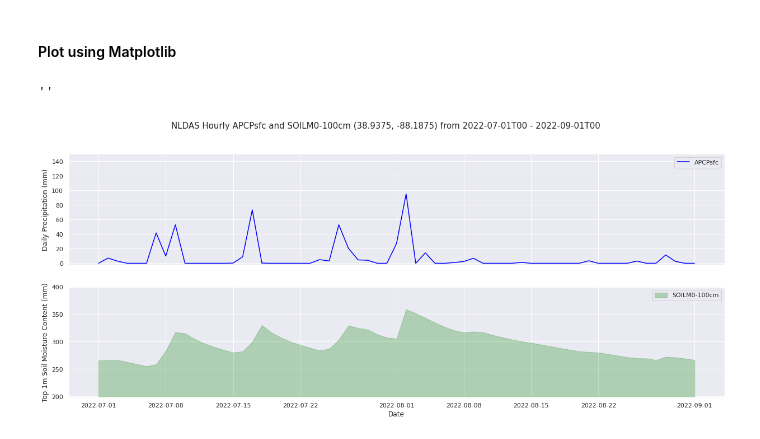
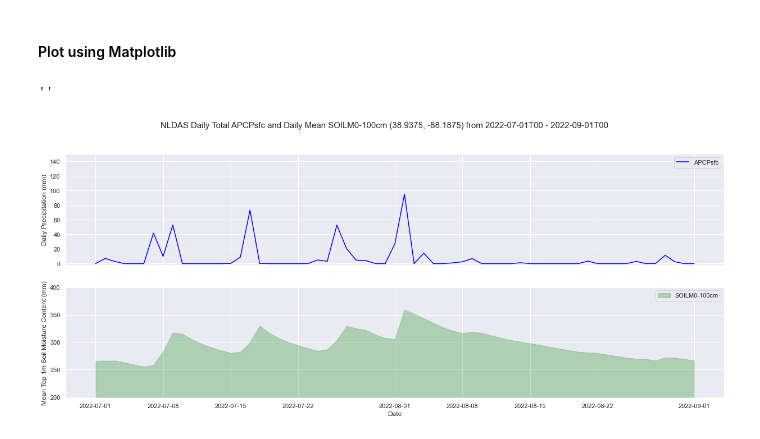
Before and after one commit to gdslab/asa_2022_workshop_nasa_for_ag, a Jupyter notebook: 05-Hands_on_exercise_Notebook.ipynb, the cells around one changed output. Drawn from its saved outputs; the diff is of its cells as text; code cells hidden in the pictures.

Commit message:
changed plot labels

```diff
--- a/05-Hands_on_exercise_Notebook.ipynb
+++ b/05-Hands_on_exercise_Notebook.ipynb
@@ -102,25 +102,25 @@ df.head()
 # %%
 fig, (ax1, ax2) = plt.subplots(2, figsize=(21, 8), sharex=True)
 #ax2 = ax1.twinx()
 
 # Convert to mm, aggregate over days and months
 daily_precip = df[['time', 'APCPsfc']].groupby(pd.Grouper(key='time', freq='1D')).sum().reset_index()
 daily_soil = df[['time', 'SOILM0-100cm']].groupby(pd.Grouper(key='time', freq='1D')).mean().reset_index()
 
 ax1.plot(daily_precip["time"], daily_precip["APCPsfc"], color="blue")
 ax1.set_ylim(-2, 150)
 ax1.legend(["APCPsfc"])
 ax1.set_ylabel("Daily Precipitation (mm)")
 
 ax2.fill_between(daily_soil["time"], 200, daily_soil["SOILM0-100cm"], color="green", alpha=0.25)
 ax2.set_ylim(198, 400)
 ax2.legend(["SOILM0-100cm"])
-ax2.set_ylabel("Top 1m Soil Moisture Content (mm)")
+ax2.set_ylabel("Mean Top 1m Soil Moisture Content (mm)")
 ax2.set_xlabel("Date")
 
-fig.suptitle("NLDAS Hourly APCPsfc and SOILM0-100cm (38.9375, -88.1875) from 2022-07-01T00 - 2022-09-01T00", size=15)
+fig.suptitle("NLDAS Daily Total APCPsfc and Daily Mean SOILM0-100cm (38.9375, -88.1875) from 2022-07-01T00 - 2022-09-01T00", size=15)
 
 ;
 # %% [output]
 ''
-[figure, old version]
+[figure, new version]
```
